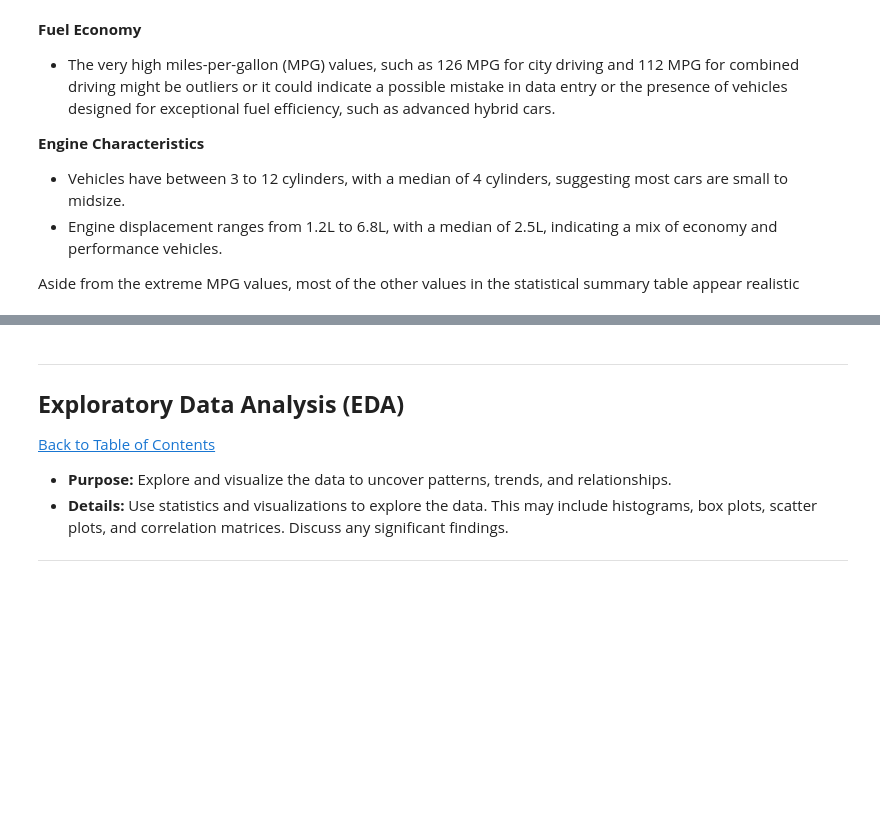
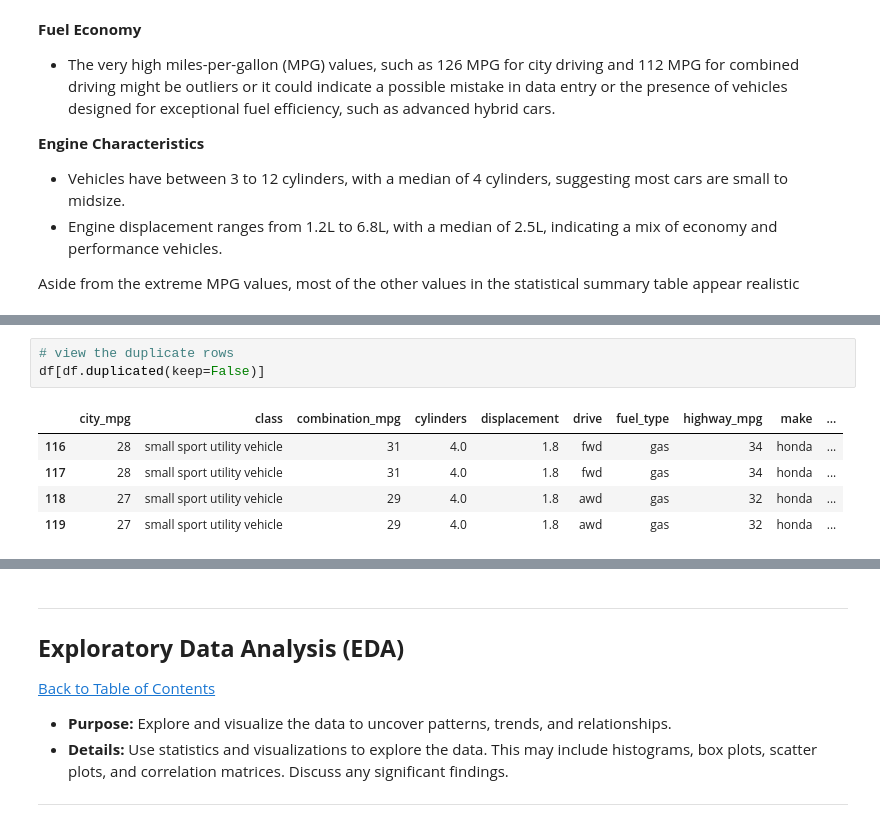
Before and after one commit to lamelkekana/Fuel_Economy_Insights, a Jupyter notebook: fuel_efficiency_analysis.ipynb, the cells around one changed output, grey strips where cells are left out. Saved outputs shown, nothing was run; the diff lists cells and outputs as text; blank space fills up the shorter version.

```diff
--- a/fuel_efficiency_analysis.ipynb
+++ b/fuel_efficiency_analysis.ipynb
@@ -181,0 +245,9 @@ Aside from the extreme MPG values, most of the other values in the statistical s
+# %%
+# view the duplicate rows
+df[df.duplicated(keep=False)]
+# %% [output]
+|  | city_mpg | class | combination_mpg | cylinders | displacement | drive | fuel_type | highway_mpg | make | ... |
+| 116 | 28 | small sport utility vehicle | 31 | 4.0 | 1.8 | fwd | gas | 34 | honda | ... |
+| 117 | 28 | small sport utility vehicle | 31 | 4.0 | 1.8 | fwd | gas | 34 | honda | ... |
+| 118 | 27 | small sport utility vehicle | 29 | 4.0 | 1.8 | awd | gas | 32 | honda | ... |
+| 119 | 27 | small sport utility vehicle | 29 | 4.0 | 1.8 | awd | gas | 32 | honda | ... |
```
Also changed, not shown: parts of 31 cells of this notebook.
